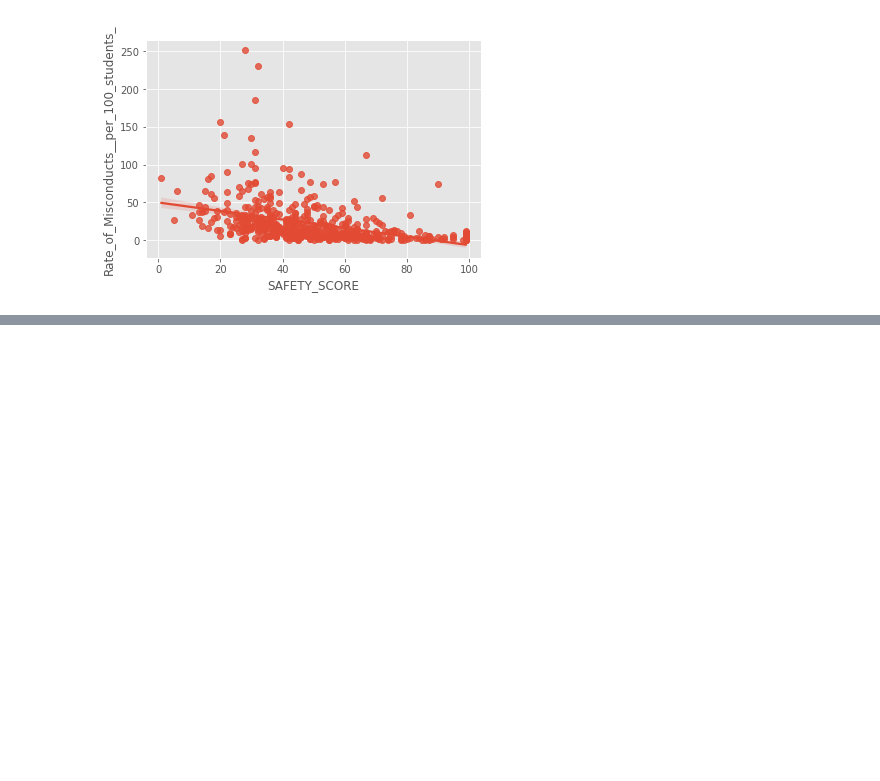
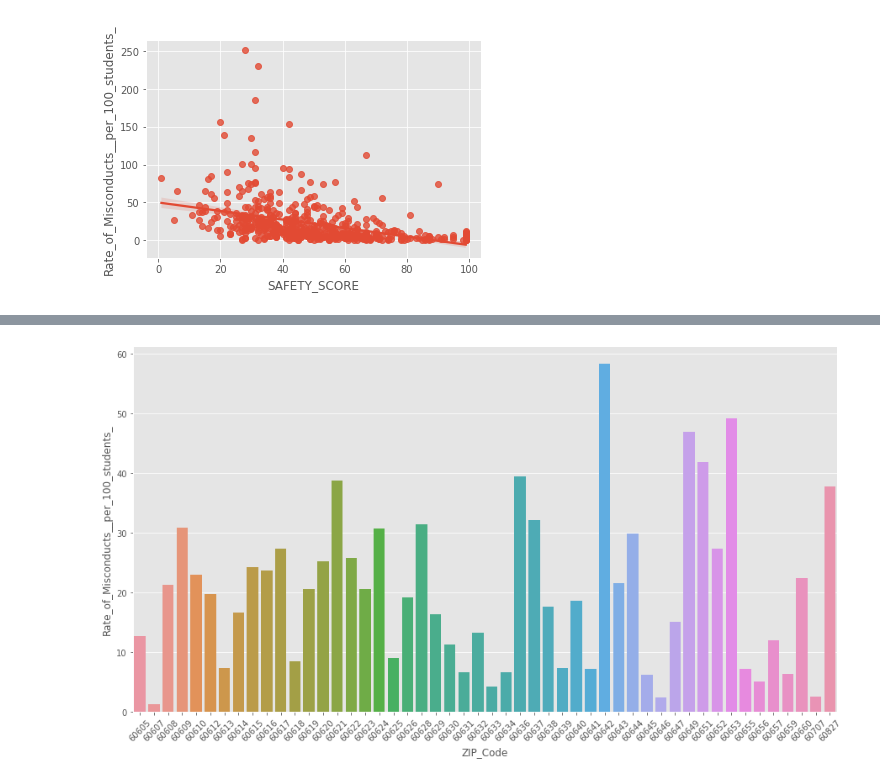
Before and after one commit to imabiodun/chicago_school_DS, a Jupyter notebook: chicago_schools.ipynb, the cells around one changed output, grey strips where cells are left out. Cells and saved outputs as stored; diff of their text form; code cells hidden in the pictures; blank space fills up the shorter version.

```diff
--- a/chicago_schools.ipynb
+++ b/chicago_schools.ipynb
@@ -249,10 +249,12 @@ sns.regplot(x='SAFETY_SCORE',y='Rate_of_Misconducts__per_100_students_',data=df)
 <AxesSubplot:xlabel='SAFETY_SCORE', ylabel='Rate_of_Misconducts__per_100_students_'>
 [figure]
 # %%
-pred_df=[['NAME_OF_SCHOOL','Elementary, Middle, or High School','ISAT_Value_Add_Read','ISAT_Value_Add_Color_Math','COLLEGE_ENROLLMENT', 'Safety_Icon','Adequate_Yearly_Progress_Made_','Rate_of_Misconducts__per_100_students_','Latitude','Longitude']]
+pred_df=df[['NAME_OF_SCHOOL','ZIP_Code','Elementary, Middle, or High School','ISAT_Value_Add_Read','ISAT_Value_Add_Color_Math','COLLEGE_ENROLLMENT', 'Safety_Icon','Adequate_Yearly_Progress_Made_','Rate_of_Misconducts__per_100_students_','Latitude','Longitude','COMMUNITY_AREA_NAME']]
 # %%
 from sklearn.cluster import KMeans
 kmeans=KMeans(n_clusters=20,n_init=10)
 # %%
-pd.get_dummies(pred_df)
+X=pred_df.dropna(subset=['ISAT_Value_Add_Read','NAME_OF_SCHOOL'],axis=0)
+X.drop(['ISAT_Value_Add_Read','NAME_OF_SCHOOL'],axis=1, inplace=True)
+X.reset_index(drop=True, inplace=True)
 # %% [output]
@@ -259,0 +265,3 @@ TypeError: unhashable type: 'list'
+# %%
+X=pd.get_dummies(X)
+X.head()
@@ -259,0 +305,11 @@ TypeError: unhashable type: 'list'
+# %%
+# X_=X.groupby('ZIP_Code')[['Rate_of_Misconducts__per_100_students_','COLLEGE_ENROLLMENT']].sum().reset_index()
+# X__=pred_df.groupby(['ZIP_Code','COMMUNITY_AREA_NAME'])['Rate_of_Misconducts__per_100_students_'].mean().sort_values(ascending=False).reset_index(name='Rate_of_Misconducts__per_100_students_')
+X__=X.groupby('ZIP_Code')[['Rate_of_Misconducts__per_100_students_','COLLEGE_ENROLLMENT']].mean().reset_index()
+plt.figure(figsize=(15,8))
+# sns.barplot(x='ZIP_Code',y='Rate_of_Misconducts__per_100_students_',data=X_)
+sns.barplot(x='ZIP_Code',y='Rate_of_Misconducts__per_100_students_',data=X__)
+plt.xticks(rotation=45)
+plt.show()
+# %% [output]
+[figure, added]
```
Also changed, not shown: parts of 10 cells of this notebook.
